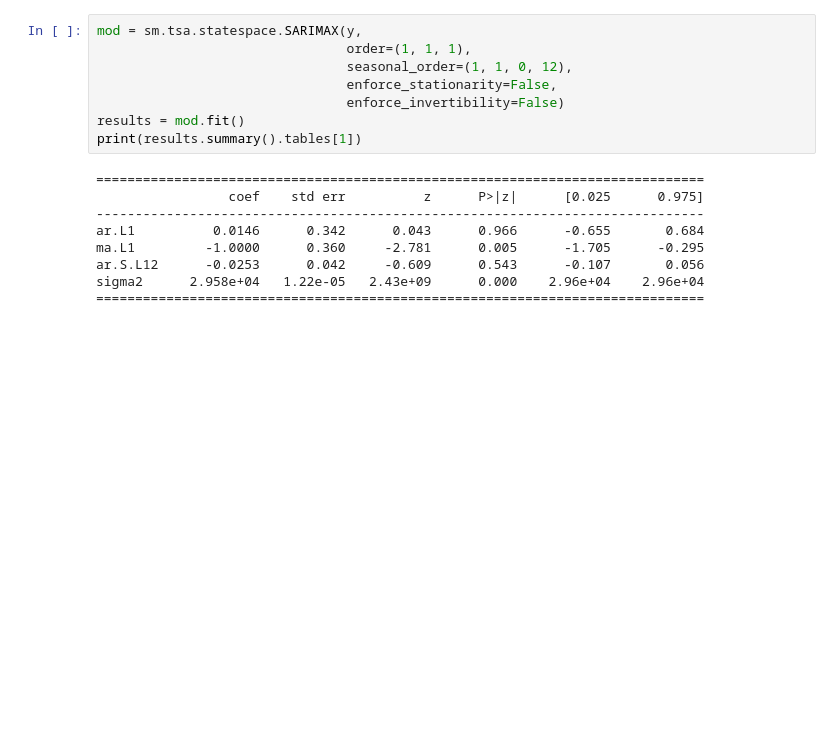
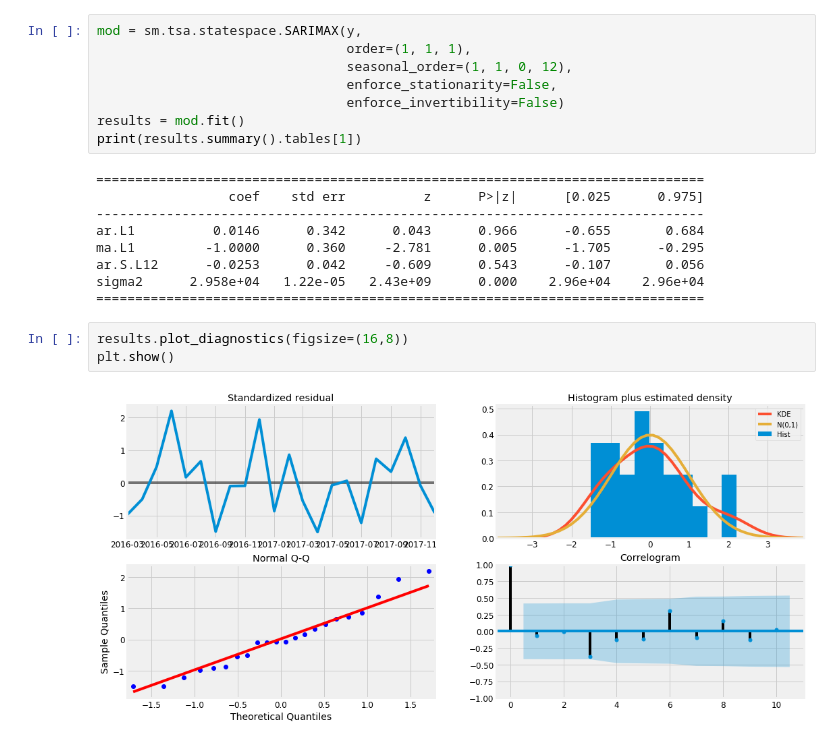
Before and after one commit to davestroud/Purchasing_Power, a Jupyter notebook: Capstone_Python/Main.ipynb, the cells around one changed output. Drawn from its saved outputs; the diff is of its cells as text; blank space fills up the shorter version.

Commit message:
run diagnostics model

```diff
--- a/Capstone_Python/Main.ipynb
+++ b/Capstone_Python/Main.ipynb
@@ -232,3 +232,8 @@ ma.L1         -1.0000      0.360     -2.781      0.005      -1.705      -0.295
 ar.S.L12      -0.0253      0.042     -0.609      0.543      -0.107       0.056
 sigma2      2.958e+04   1.22e-05   2.43e+09      0.000    2.96e+04    2.96e+04
 ==============================================================================
+# %%
+results.plot_diagnostics(figsize=(16,8))
+plt.show()
+# %% [output]
+[figure, added]
```
